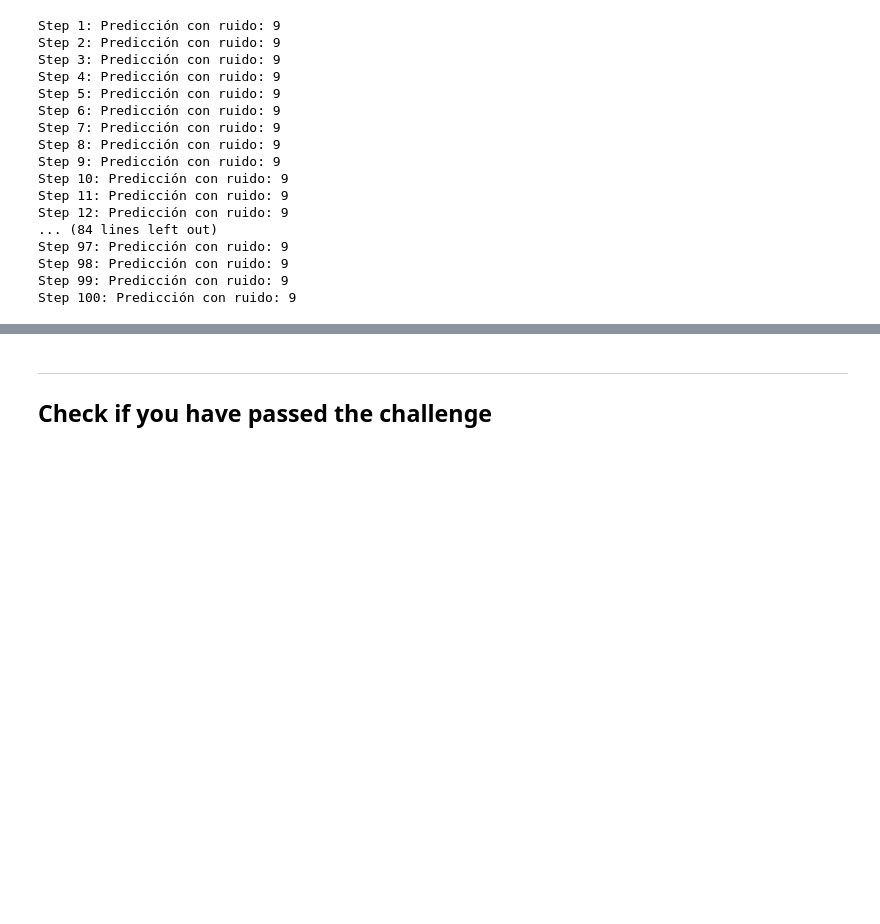
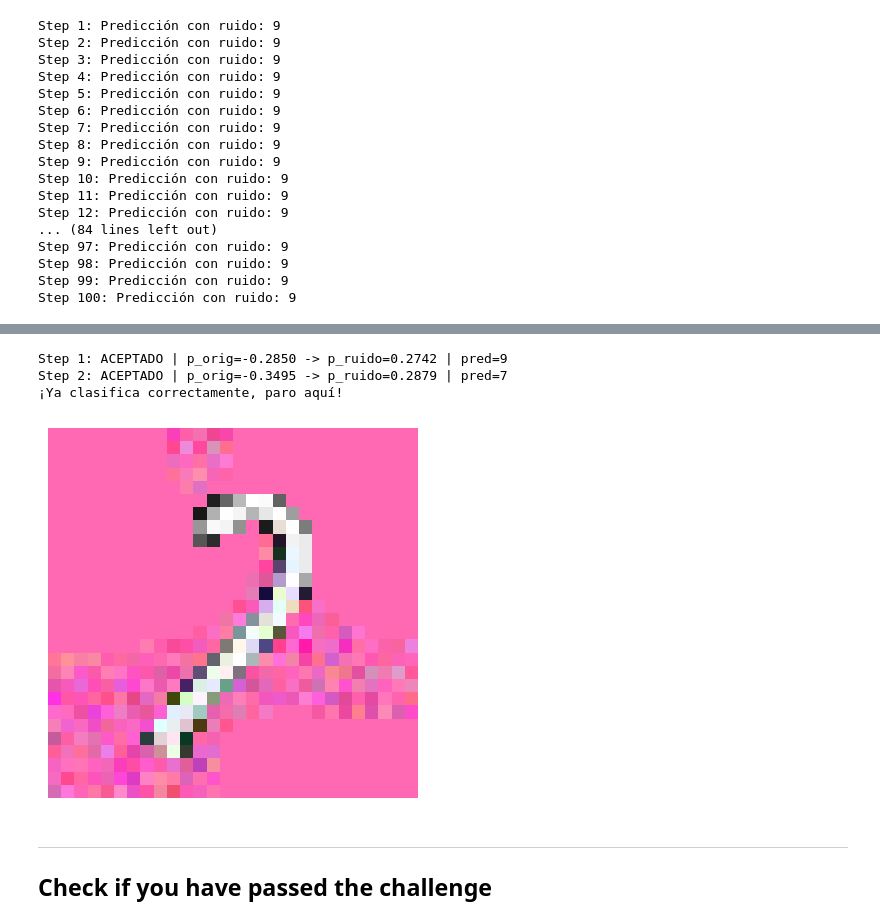
Before and after one commit to ICAI-IMAT-XAI/p2-computer-vision-git-glitter, a Jupyter notebook: notebook/challenge.ipynb, the cells around one changed output, grey strips where cells are left out. Drawn from its saved outputs; the diff is of its cells as text; code cells hidden in the pictures; blank space fills up the shorter version.

```diff
--- a/notebook/challenge.ipynb
+++ b/notebook/challenge.ipynb
@@ -433,3 +433,78 @@ Step 5147: ACEPTADO (co
+# %%
+#Chat modificación 2 celdas arriba
+# Imagen original y con ruido inicial (a partir de tus arrays numpy)
+img_original = torch.tensor(rgb.transpose(2, 0, 1), dtype=torch.float32).unsqueeze(0).to(device).contiguous()  # (1,C,H,W)
+img_ruido    = torch.tensor(img_low40_noisy1.transpose(2, 0, 1), dtype=torch.float32).unsqueeze(0).to(device)  # (1,C,H,W)
+
+true_label = int(image_files[0].stem[-1])
+
+# Máscara en torch: [1, 3, 28, 28], 1 = píxeles donde SÍ quieres tocar
+mask_torch = torch.tensor(
+    mask_low40_3d.transpose(2, 0, 1),  # [28,28,3] -> [3,28,28]
+    dtype=torch.float32,
+    device=device,
+).unsqueeze(0)  # [1,3,28,28]
+
+learning_rate = 0.1  # LR mucho más razonable
+
+for step in range(100):
+    # --- logits de la imagen actual (actualizamos SIEMPRE) ---
+    with torch.no_grad():
+        logits_original = model(img_original)
+        logits_original = logits_original / logits_original.sum(dim=1, keepdim=True)
+        p_orig = logits_original[:, true_label]  # prob de la clase verdadera con la imagen actual
+
+    # --- generar ruido SOLO en la máscara ---
+    noise = torch.randn_like(img_original) * mask_torch
+    img_ruido = (img_original + noise).contiguous()
+
+    # --- logits de la imagen ruidosa ---
+    with torch.no_grad():
+        logits_ruido = model(img_ruido)
+        logits_ruido = logits_ruido / logits_ruido.sum(dim=1, keepdim=True)
+        p_ruido = logits_ruido[:, true_label]  # prob de la clase verdadera con la imagen ruidosa
+
+    # --- criterio de aceptación: ¿el ruido ayuda? ---
+    if p_ruido > p_orig:
+        # Escalar delta (cuánto mejora la prob de la clase correcta)
+        delta = (p_ruido - p_orig).reshape(-1, 1, 1, 1)  # [1,1,1,1]
+
+        # Gradiente aproximado, SOLO en la máscara
+        grad_estimate = (img_ruido - img_original) * delta * mask_torch  # [1,3,28,28]
+
+        # Actualización de la imagen
+        img_original = img_original + learning_rate * grad_estimate
+
+        # Mantener píxeles en rango válido (si trabajas en [0,1])
+        img_original = img_original.clamp(0.0, 1.0)
+
+        estado = "ACEPTADO"
+        pred = int(torch.argmax(logits_ruido, dim=1).item())
+    else:
+        # No tocamos img_original si el ruido empeora la clase correcta
+        estado = "RECHAZADO"
+        pred = int(torch.argmax(logits_original, dim=1).item())
+
+    print(
+        f"Step {step+1}: {estado} | "
+        f"p_orig={p_orig.item():.4f} -> p_ruido={p_ruido.item():.4f} | "
+        f"pred={pred}"
+    )
+    if pred == true_label:
+        print("¡Ya clasifica correctamente, paro aquí!")
+        # Guardamos la imagen final
+        img_np = img_original[0].permute(1, 2, 0).detach().cpu().numpy()  # [28,28,3]
+        img_pil_final = Image.fromarray((img_np * 255).astype(np.uint8))
+        img_pil_final.save('imagen_modificada_correcta.png')
+        plt.imshow(img_np)
+        plt.axis("off")
+        plt.show()
+        break
+# %% [output]
+Step 1: ACEPTADO | p_orig=-0.2850 -> p_ruido=0.2742 | pred=9
+Step 2: ACEPTADO | p_orig=-0.3495 -> p_ruido=0.2879 | pred=7
+¡Ya clasifica correctamente, paro aquí!
+[figure, added]
 # %% [markdown]
 ---
 ## Check if you have passed the challenge
```
Also changed, not shown: parts of 5 cells of this notebook.
